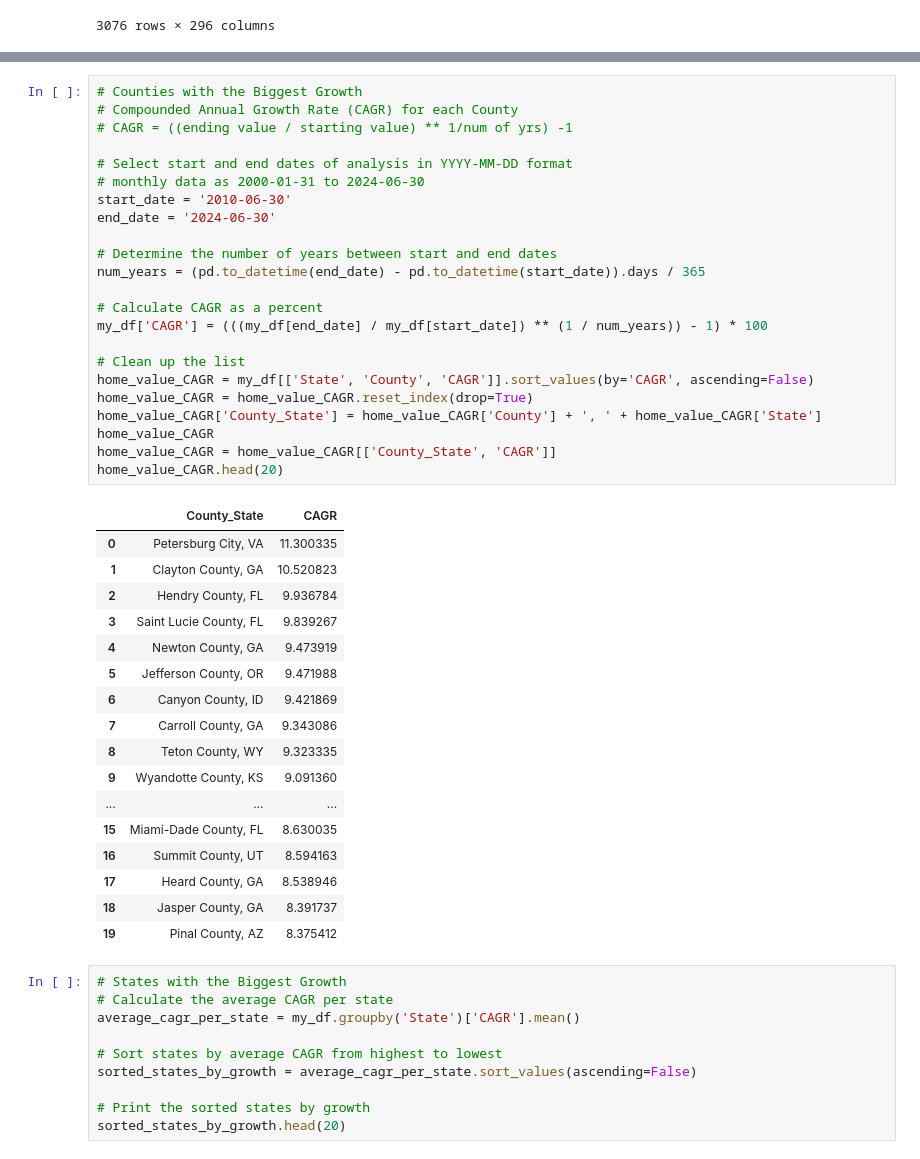
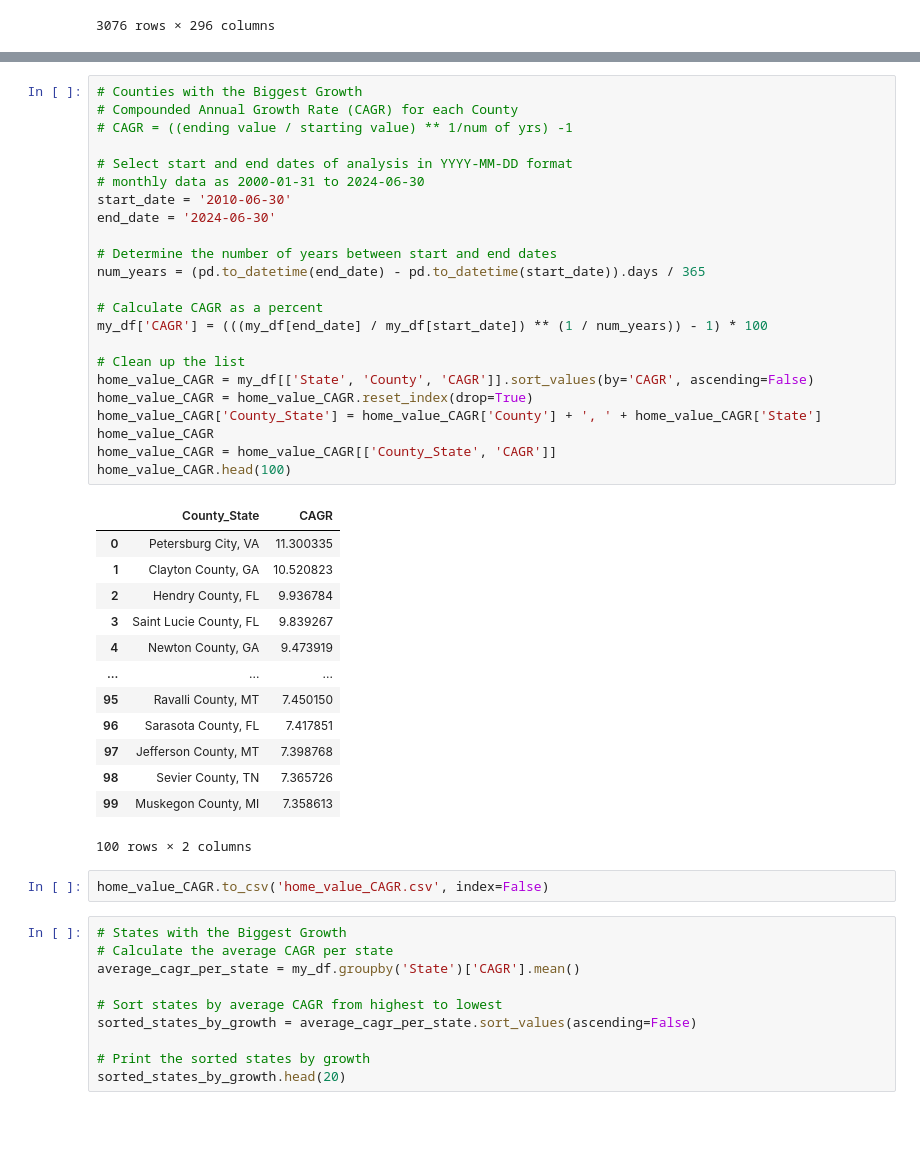
Before and after one commit to dfquinn23/Project_1, a Jupyter notebook: Zillow/home_values_county.ipynb, the cells around one changed output, grey strips where cells are left out. Saved outputs shown, nothing was run; the diff lists cells and outputs as text; blank space fills up the shorter version.

```diff
--- a/Zillow/home_values_county.ipynb
+++ b/Zillow/home_values_county.ipynb
@@ -148,44 +148,42 @@ dtype: int64
 # %%
 # Counties with the Biggest Growth
 # Compounded Annual Growth Rate (CAGR) for each County
 # CAGR = ((ending value / starting value) ** 1/num of yrs) -1
 
 # Select start and end dates of analysis in YYYY-MM-DD format
 # monthly data as 2000-01-31 to 2024-06-30
 start_date = '2010-06-30'
 end_date = '2024-06-30'
 
 # Determine the number of years between start and end dates
 num_years = (pd.to_datetime(end_date) - pd.to_datetime(start_date)).days / 365
 
 # Calculate CAGR as a percent
 my_df['CAGR'] = (((my_df[end_date] / my_df[start_date]) ** (1 / num_years)) - 1) * 100
 
 # Clean up the list
 home_value_CAGR = my_df[['State', 'County', 'CAGR']].sort_values(by='CAGR', ascending=False)
 home_value_CAGR = home_value_CAGR.reset_index(drop=True)
 home_value_CAGR['County_State'] = home_value_CAGR['County'] + ', ' + home_value_CAGR['State']
 home_value_CAGR
 home_value_CAGR = home_value_CAGR[['County_State', 'CAGR']]
-home_value_CAGR.head(20)
+home_value_CAGR.head(100)
 # %% [output]
 |  | County_State | CAGR |
 | 0 | Petersburg City, VA | 11.300335 |
 | 1 | Clayton County, GA | 10.520823 |
 | 2 | Hendry County, FL | 9.936784 |
 | 3 | Saint Lucie County, FL | 9.839267 |
 | 4 | Newton County, GA | 9.473919 |
-| 5 | Jefferson County, OR | 9.471988 |
-| 6 | Canyon County, ID | 9.421869 |
-| 7 | Carroll County, GA | 9.343086 |
-| 8 | Teton County, WY | 9.323335 |
-| 9 | Wyandotte County, KS | 9.091360 |
 | ... | ... | ... |
-| 15 | Miami-Dade County, FL | 8.630035 |
-| 16 | Summit County, UT | 8.594163 |
-| 17 | Heard County, GA | 8.538946 |
-| 18 | Jasper County, GA | 8.391737 |
-| 19 | Pinal County, AZ | 8.375412 |
+| 95 | Ravalli County, MT | 7.450150 |
+| 96 | Sarasota County, FL | 7.417851 |
+| 97 | Jefferson County, MT | 7.398768 |
+| 98 | Sevier County, TN | 7.365726 |
+| 99 | Muskegon County, MI | 7.358613 |
+100 rows × 2 columns
+# %%
+home_value_CAGR.to_csv('home_value_CAGR.csv', index=False)
 # %%
 # States with the Biggest Growth
 # Calculate the average CAGR per state
```
Also changed, not shown: parts of 1 cell of this notebook, 1 other file.
